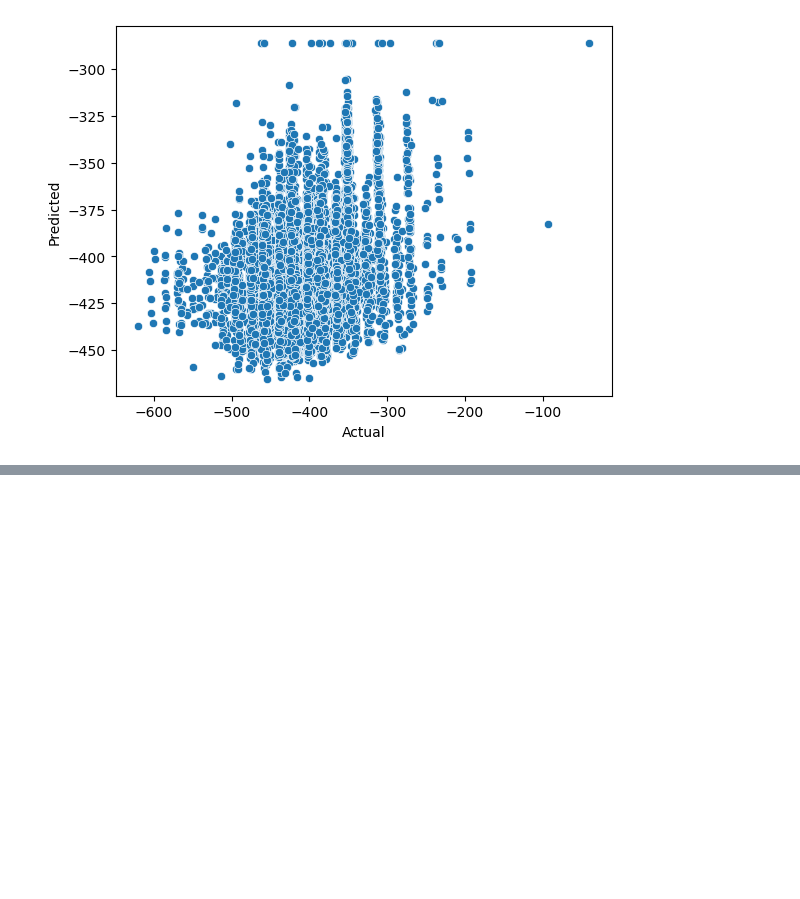
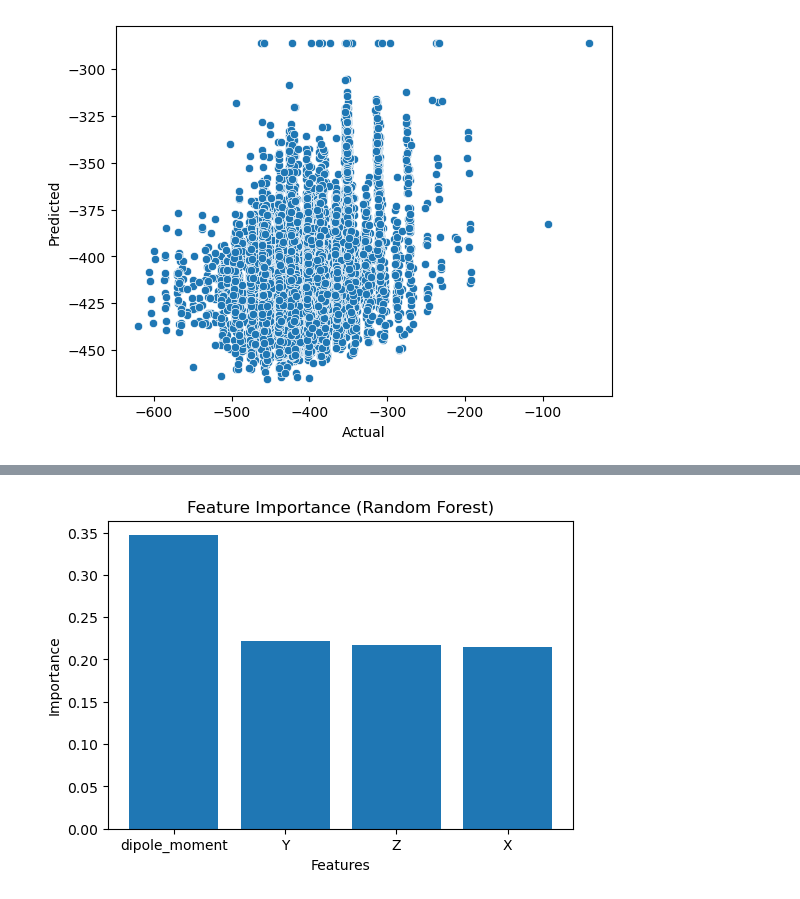
Before and after one commit to thedhawalpanchamiya/can-dipole-predict-energy, a Jupyter notebook: main.ipynb, the cells around one changed output, grey strips where cells are left out. Cells and saved outputs as stored; diff of their text form; code cells hidden in the pictures; blank space fills up the shorter version.

```diff
--- a/main.ipynb
+++ b/main.ipynb
@@ -364,0 +369,6 @@ Text(0.5, 0, 'Actual')
+# %%
+rf_model = RandomForestRegressor(
+    n_estimators=100,
+    random_state=42,
+    n_jobs=-1
+)
@@ -364,0 +399,14 @@ Text(0.5, 0, 'Actual')
+# %%
+importance = rf_model.feature_importances_
+
+feature_importance = pd.DataFrame({
+    "Feature": x_train.columns,
+    "Importance": importance
+})
+
+feature_importance = feature_importance.sort_values(
+    by="Importance",
+    ascending=False
+)
+
+feature_importance
@@ -364,0 +419,15 @@ Text(0.5, 0, 'Actual')
+# %%
+plt.figure(figsize=(6,4))
+
+plt.bar(
+    feature_importance["Feature"],
+    feature_importance["Importance"]
+)
+
+plt.xlabel("Features")
+plt.ylabel("Importance")
+plt.title("Feature Importance (Random Forest)")
+
+plt.show()
+# %% [output]
+[figure, added]
```
Also changed, not shown: parts of 7 cells of this notebook.
